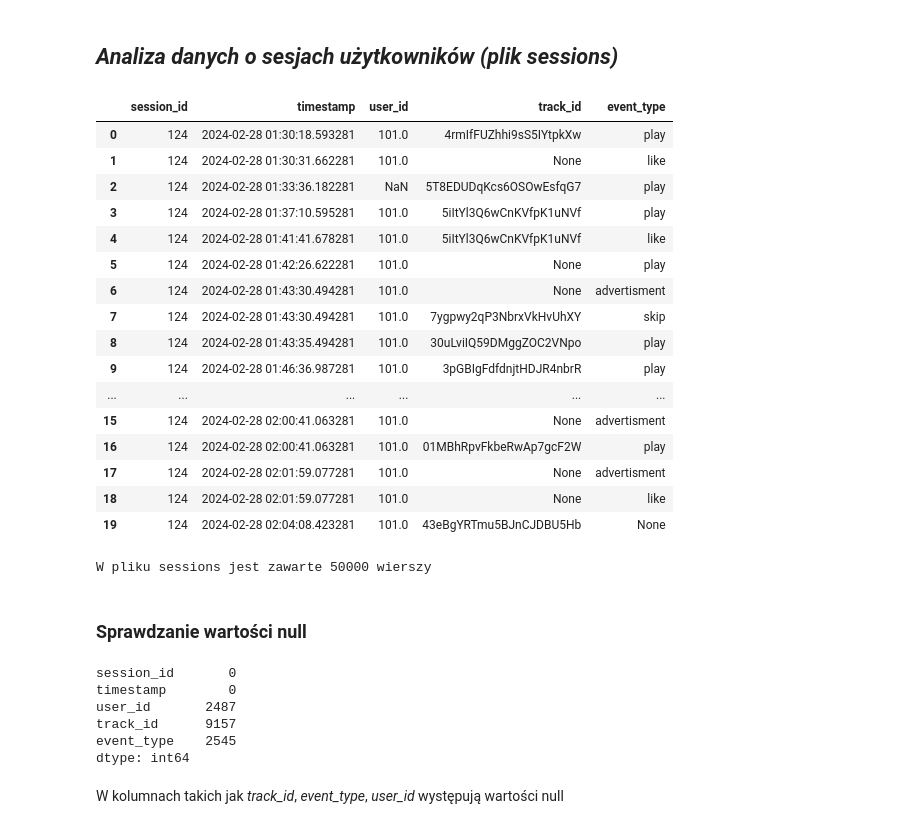
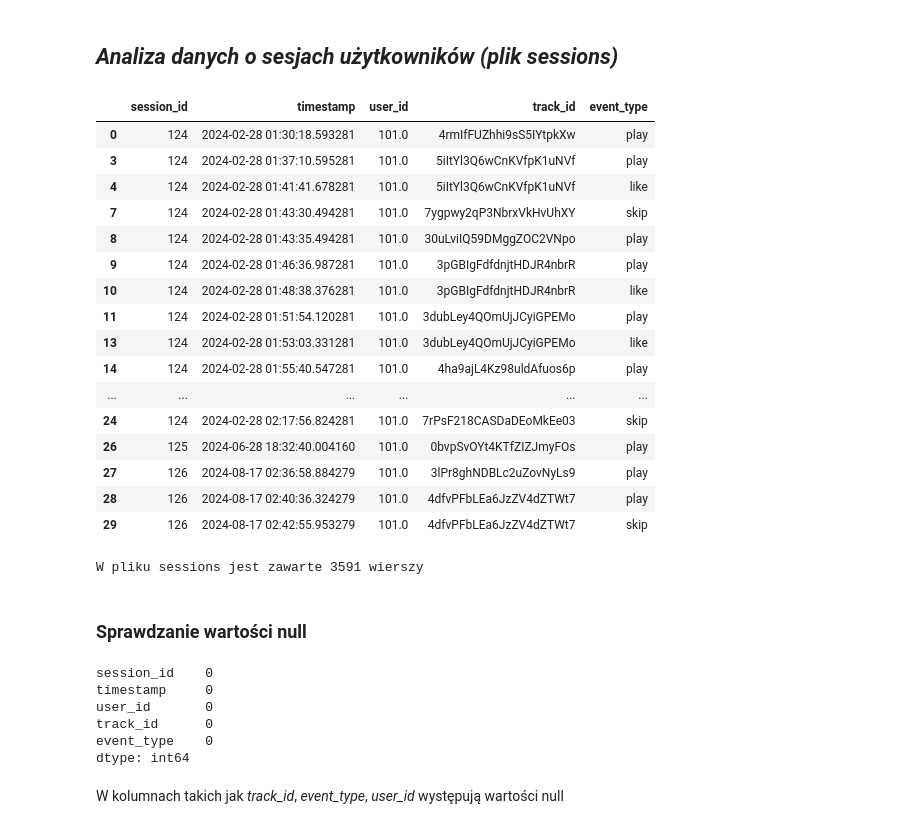
Before and after one commit to dominikaferfecka/TrendingSongForecast, a Jupyter notebook: IUM_etap2.ipynb, the cells around one changed output. Cells and saved outputs as stored; diff of their text form; code cells hidden in the pictures.

```diff
--- a/IUM_etap2.ipynb
+++ b/IUM_etap2.ipynb
@@ -394,42 +482,44 @@ Name: count, dtype: int64
 # %% [markdown]
 ## *Analiza danych o sesjach użytkowników (plik sessions)*
 # %%
-sessions_data = pd.DataFrame(pd.read_json(SESSIONS, lines=True, nrows=50000))
+sessions_data = pd.DataFrame(pd.read_json(SESSIONS, lines=True))
+# sessions_data = pd.DataFrame(pd.read_json(SESSIONS, lines=True, nrows=5000))
+sessions_data = sessions_data.dropna()
 sessions_data.head(20)
 # %% [output]
 |  | session_id | timestamp | user_id | track_id | event_type |
 | 0 | 124 | 2024-02-28 01:30:18.593281 | 101.0 | 4rmIfFUZhhi9sS5IYtpkXw | play |
-| 1 | 124 | 2024-02-28 01:30:31.662281 | 101.0 | None | like |
-| 2 | 124 | 2024-02-28 01:33:36.182281 | NaN | 5T8EDUDqKcs6OSOwEsfqG7 | play |
 | 3 | 124 | 2024-02-28 01:37:10.595281 | 101.0 | 5iItYl3Q6wCnKVfpK1uNVf | play |
 | 4 | 124 | 2024-02-28 01:41:41.678281 | 101.0 | 5iItYl3Q6wCnKVfpK1uNVf | like |
-| 5 | 124 | 2024-02-28 01:42:26.622281 | 101.0 | None | play |
-| 6 | 124 | 2024-02-28 01:43:30.494281 | 101.0 | None | advertisment |
 | 7 | 124 | 2024-02-28 01:43:30.494281 | 101.0 | 7ygpwy2qP3NbrxVkHvUhXY | skip |
 | 8 | 124 | 2024-02-28 01:43:35.494281 | 101.0 | 30uLviIQ59DMggZOC2VNpo | play |
 | 9 | 124 | 2024-02-28 01:46:36.987281 | 101.0 | 3pGBIgFdfdnjtHDJR4nbrR | play |
+| 10 | 124 | 2024-02-28 01:48:38.376281 | 101.0 | 3pGBIgFdfdnjtHDJR4nbrR | like |
+| 11 | 124 | 2024-02-28 01:51:54.120281 | 101.0 | 3dubLey4QOmUjJCyiGPEMo | play |
+| 13 | 124 | 2024-02-28 01:53:03.331281 | 101.0 | 3dubLey4QOmUjJCyiGPEMo | like |
+| 14 | 124 | 2024-02-28 01:55:40.547281 | 101.0 | 4ha9ajL4Kz98uldAfuos6p | play |
 | ... | ... | ... | ... | ... | ... |
-| 15 | 124 | 2024-02-28 02:00:41.063281 | 101.0 | None | advertisment |
-| 16 | 124 | 2024-02-28 02:00:41.063281 | 101.0 | 01MBhRpvFkbeRwAp7gcF2W | play |
-| 17 | 124 | 2024-02-28 02:01:59.077281 | 101.0 | None | advertisment |
-| 18 | 124 | 2024-02-28 02:01:59.077281 | 101.0 | None | like |
-| 19 | 124 | 2024-02-28 02:04:08.423281 | 101.0 | 43eBgYRTmu5BJnCJDBU5Hb | None |
+| 24 | 124 | 2024-02-28 02:17:56.824281 | 101.0 | 7rPsF218CASDaDEoMkEe03 | skip |
+| 26 | 125 | 2024-06-28 18:32:40.004160 | 101.0 | 0bvpSvOYt4KTfZIZJmyFOs | play |
+| 27 | 126 | 2024-08-17 02:36:58.884279 | 101.0 | 3lPr8ghNDBLc2uZovNyLs9 | play |
+| 28 | 126 | 2024-08-17 02:40:36.324279 | 101.0 | 4dfvPFbLEa6JzZV4dZTWt7 | play |
+| 29 | 126 | 2024-08-17 02:42:55.953279 | 101.0 | 4dfvPFbLEa6JzZV4dZTWt7 | skip |
 # %%
 num_rows = sessions_data.shape[0]
 print(f"W pliku sessions jest zawarte {num_rows} wierszy")
 # %% [output]
-W pliku sessions jest zawarte 50000 wierszy
+W pliku sessions jest zawarte 3591 wierszy
 # %% [markdown]
 ### Sprawdzanie wartości null
 # %%
 null_count = sessions_data.isnull().sum()
 print(null_count)
 # %% [output]
-session_id       0
-timestamp        0
-user_id       2487
-track_id      9157
-event_type    2545
+session_id    0
+timestamp     0
+user_id       0
+track_id      0
+event_type    0
 dtype: int64
 # %% [markdown]
 W kolumnach takich jak *track_id*, *event_type*, *user_id* występują wartości null
```
Also changed, not shown: parts of 24 cells of this notebook.
